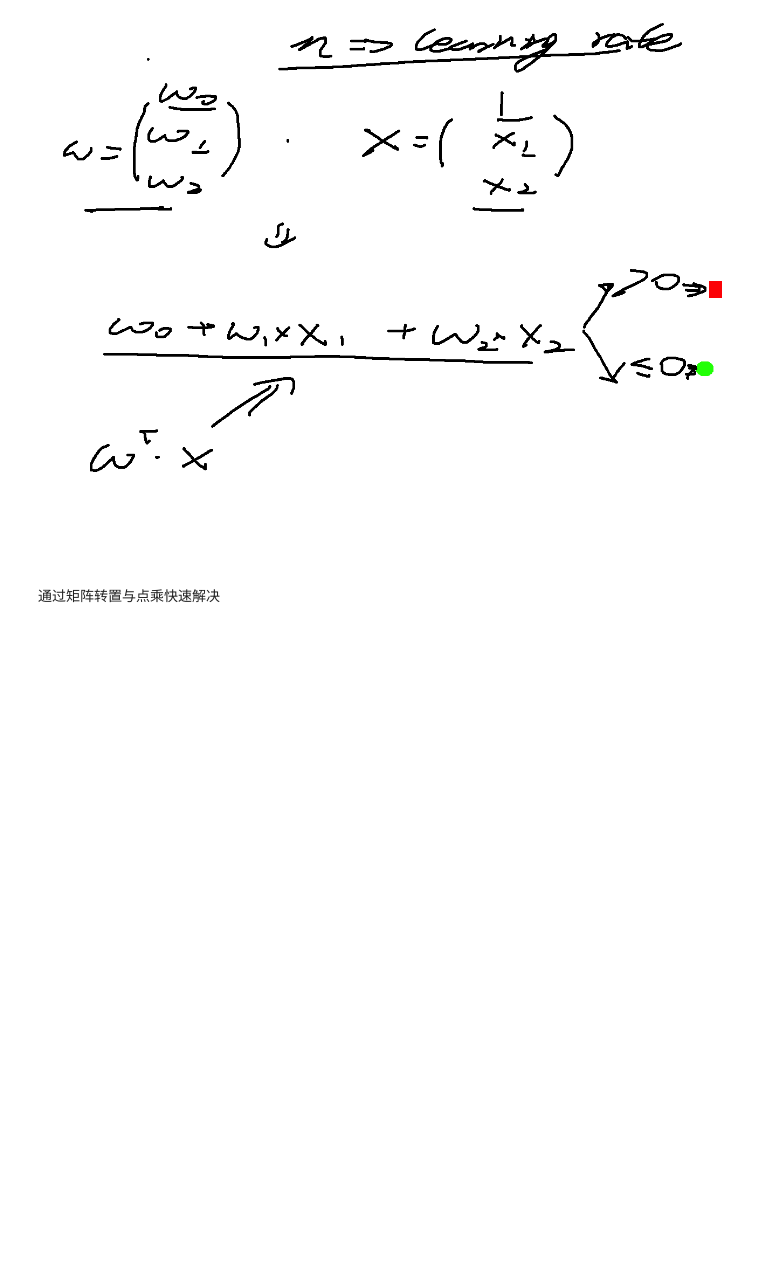
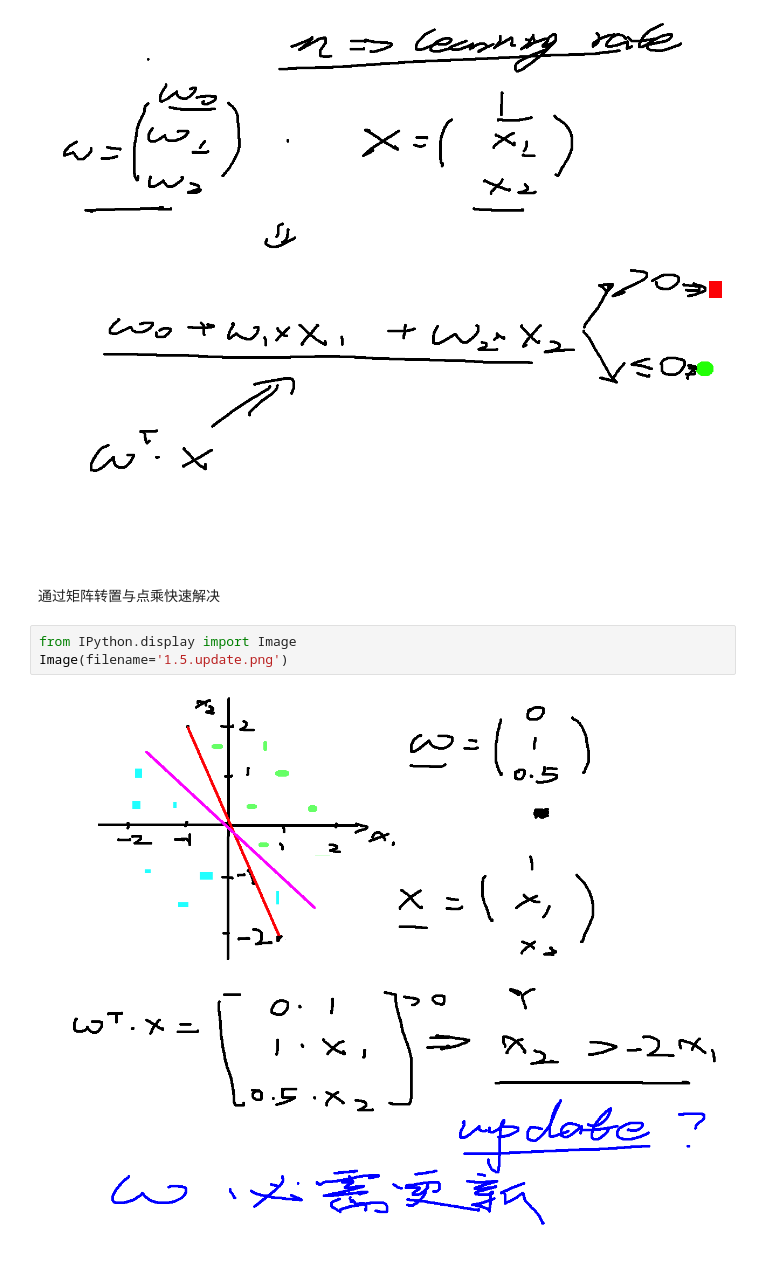
Before and after one commit to williamjiamin/Pure_Python_for_DS_ML, a Jupyter notebook: 11.感知器(Perceptron)/1.Perceptron_Intro.ipynb, the cells around one changed output. Saved outputs shown, nothing was run; the diff lists cells and outputs as text; blank space fills up the shorter version.

```diff
--- a/11.感知器(Perceptron)/1.Perceptron_Intro.ipynb
+++ b/11.感知器(Perceptron)/1.Perceptron_Intro.ipynb
@@ -29,3 +29,8 @@ Image(filename='1.4.somemath.png')
 [figure]
 # %% [markdown]
 通过矩阵转置与点乘快速解决
+# %%
+from IPython.display import Image
+Image(filename='1.5.update.png')
+# %% [output]
+[figure, added]
```
Also changed, not shown: parts of 5 cells of this notebook, 5 other files.
